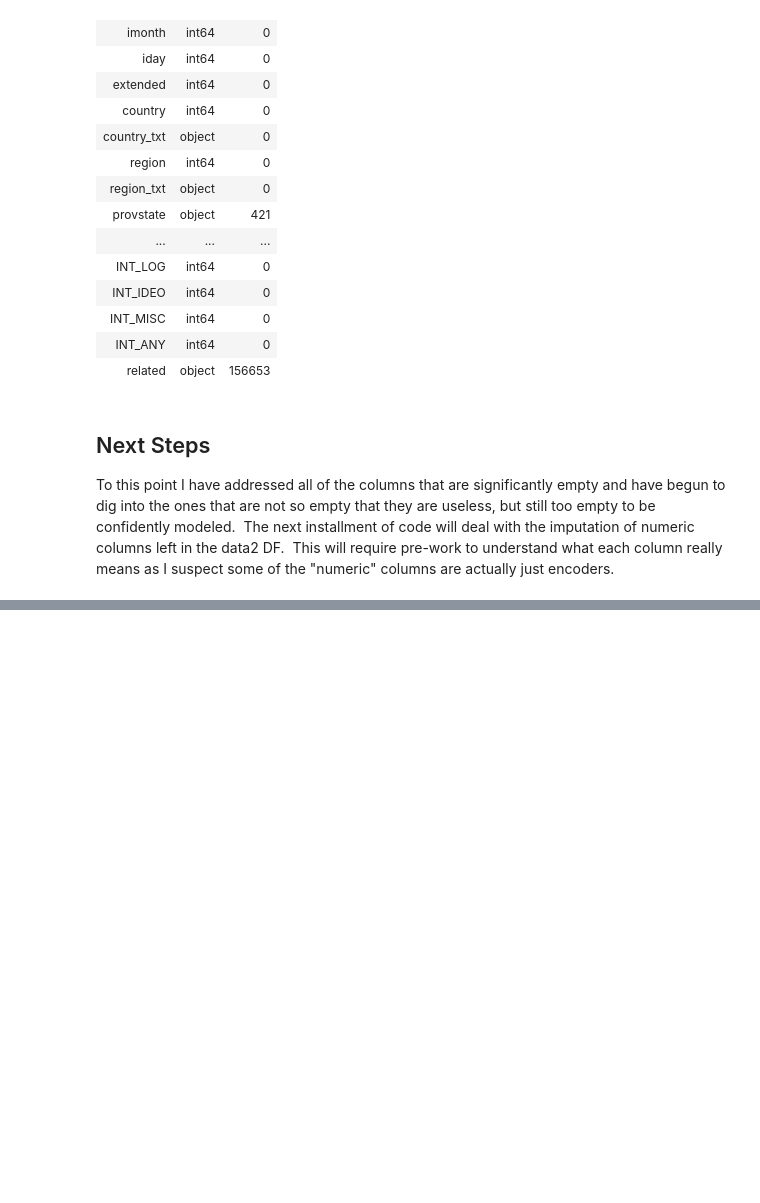
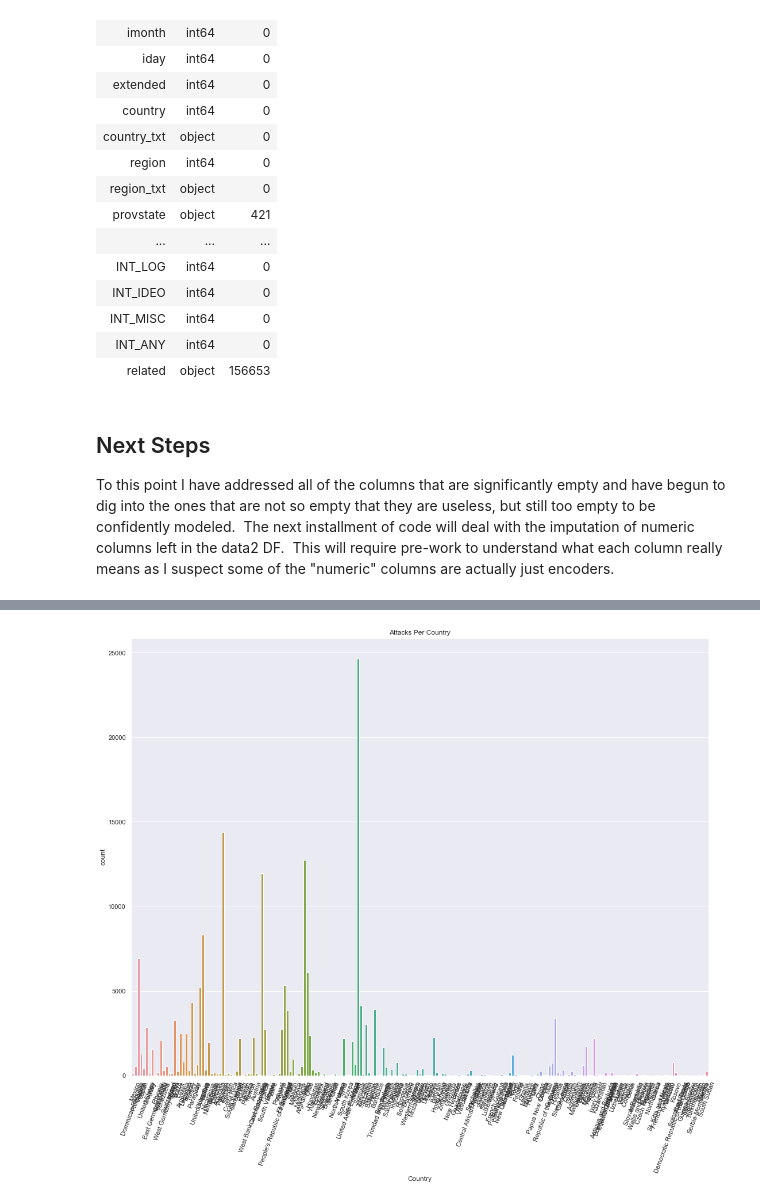
Before and after one commit to rowlandhill2020/GTD_2020_Project, a Jupyter notebook: Intl_Terror.ipynb, the cells around one changed output, grey strips where cells are left out. Drawn from its saved outputs; the diff is of its cells as text; code cells hidden in the pictures; blank space fills up the shorter version.

```diff
--- a/Intl_Terror.ipynb
+++ b/Intl_Terror.ipynb
@@ -238,0 +303,10 @@ To this point I have addressed all of the columns that are significantly empty a
+# %%
+### Killed per Country ###
+
+plot = sns.countplot(x = 'country_txt', data = data2)
+plot.set(xlabel = 'Country', title = 'Attacks Per Country')
+sns.set(rc = {'figure.figsize':(24, 18)})
+plt.xticks(rotation = 70)
+plt.show()
+# %% [output]
+[figure, added]
```
Also changed, not shown: parts of 14 cells of this notebook.
